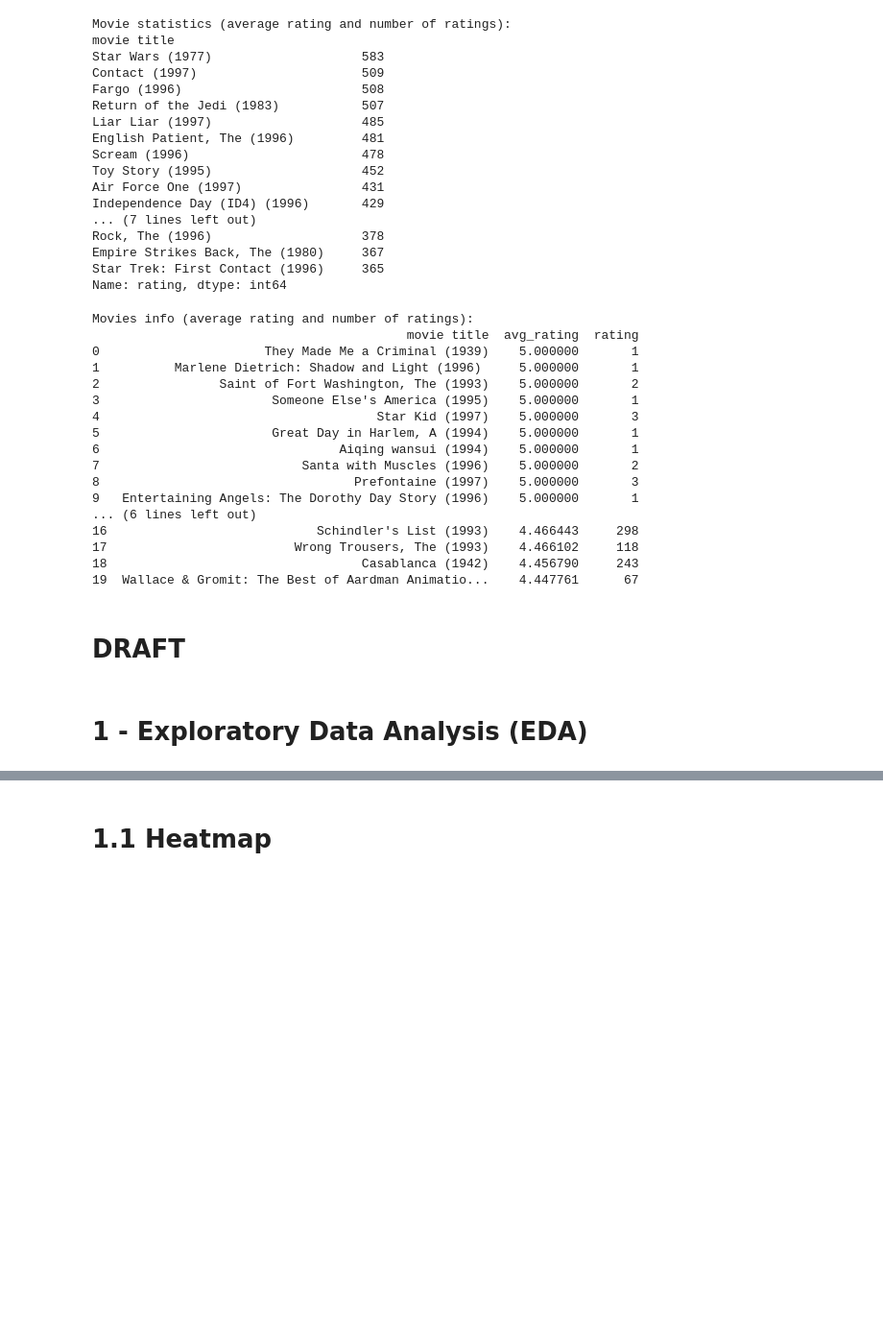
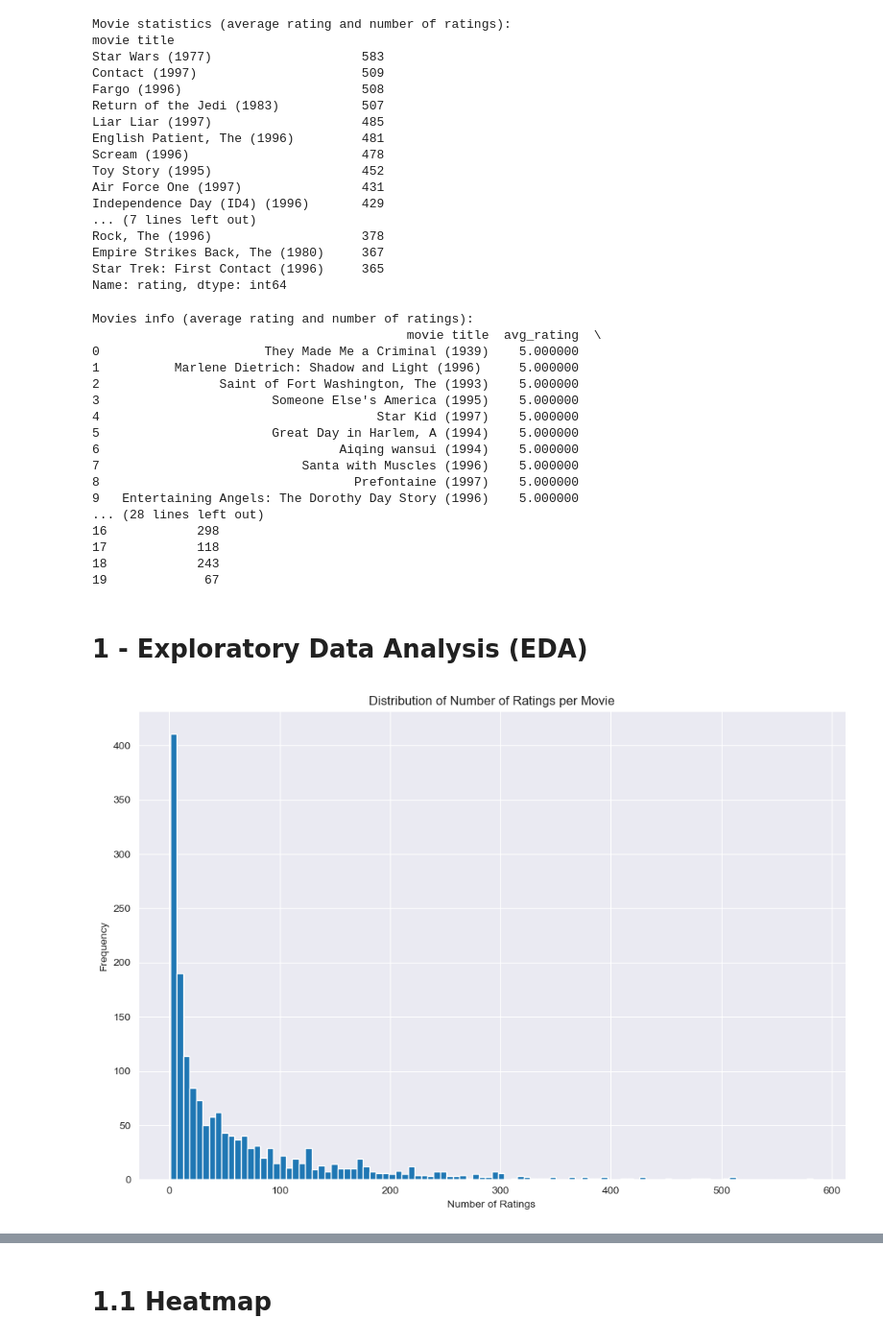
Before and after one commit to omar-desouki/Movie-Recommendation-System-Description-elevvo, a Jupyter notebook: main.ipynb, the cells around one changed output, grey strips where cells are left out. Shown at 96% size. Drawn from its saved outputs; the diff is of its cells as text; code cells hidden in the pictures; blank space fills up the shorter version.

```diff
--- a/main.ipynb
+++ b/main.ipynb
@@ -205,27 +205,40 @@ Name: rating, dtype: int64
 movies_rating_df = pd.merge(avg_ratings_df, ratings_count_df, on='movie title')
 movies_rating_df = movies_rating_df.sort_values(by='avg_rating', ascending=False)
 
+#rename rating col to no_of_ratings
+movies_rating_df = movies_rating_df.rename(columns={'rating': 'no_of_ratings'})
+
 print("Movies info (average rating and number of ratings):")
 print(movies_rating_df.head(20))
 # %% [output]
 Movies info (average rating and number of ratings):
-                                          movie title  avg_rating  rating
-0                      They Made Me a Criminal (1939)    5.000000       1
-1          Marlene Dietrich: Shadow and Light (1996)     5.000000       1
-2                Saint of Fort Washington, The (1993)    5.000000       2
-3                       Someone Else's America (1995)    5.000000       1
-4                                     Star Kid (1997)    5.000000       3
-5                       Great Day in Harlem, A (1994)    5.000000       1
-6                                Aiqing wansui (1994)    5.000000       1
-7                           Santa with Muscles (1996)    5.000000       2
-8                                  Prefontaine (1997)    5.000000       3
-9   Entertaining Angels: The Dorothy Day Story (1996)    5.000000       1
-... (6 lines left out)
-16                            Schindler's List (1993)    4.466443     298
-17                         Wrong Trousers, The (1993)    4.466102     118
-18                                  Casablanca (1942)    4.456790     243
-19  Wallace & Gromit: The Best of Aardman Animatio...    4.447761      67
+                                          movie title  avg_rating  \
+0                      They Made Me a Criminal (1939)    5.000000
+1          Marlene Dietrich: Shadow and Light (1996)     5.000000
+2                Saint of Fort Washington, The (1993)    5.000000
+3                       Someone Else's America (1995)    5.000000
+4                                     Star Kid (1997)    5.000000
+5                       Great Day in Harlem, A (1994)    5.000000
+6                                Aiqing wansui (1994)    5.000000
+7                           Santa with Muscles (1996)    5.000000
+8                                  Prefontaine (1997)    5.000000
+9   Entertaining Angels: The Dorothy Day Story (1996)    5.000000
+... (28 lines left out)
+16            298
+17            118
+18            243
+19             67
-# %% [markdown]
-# DRAFT
 # %% [markdown]
 # 1 - Exploratory Data Analysis (EDA)
+# %%
+sns.set_style("darkgrid")
+# %%
+# plot the number of ratings distribution
+plt.figure(figsize=(12,8))
+plt.hist(movies_rating_df['no_of_ratings'], bins=100,)
+plt.xlabel('Number of Ratings')
+plt.ylabel('Frequency')
+plt.title('Distribution of Number of Ratings per Movie')
+plt.show()
+# %% [output]
+[figure, added]
```
Also changed, not shown: parts of 2 cells of this notebook.
